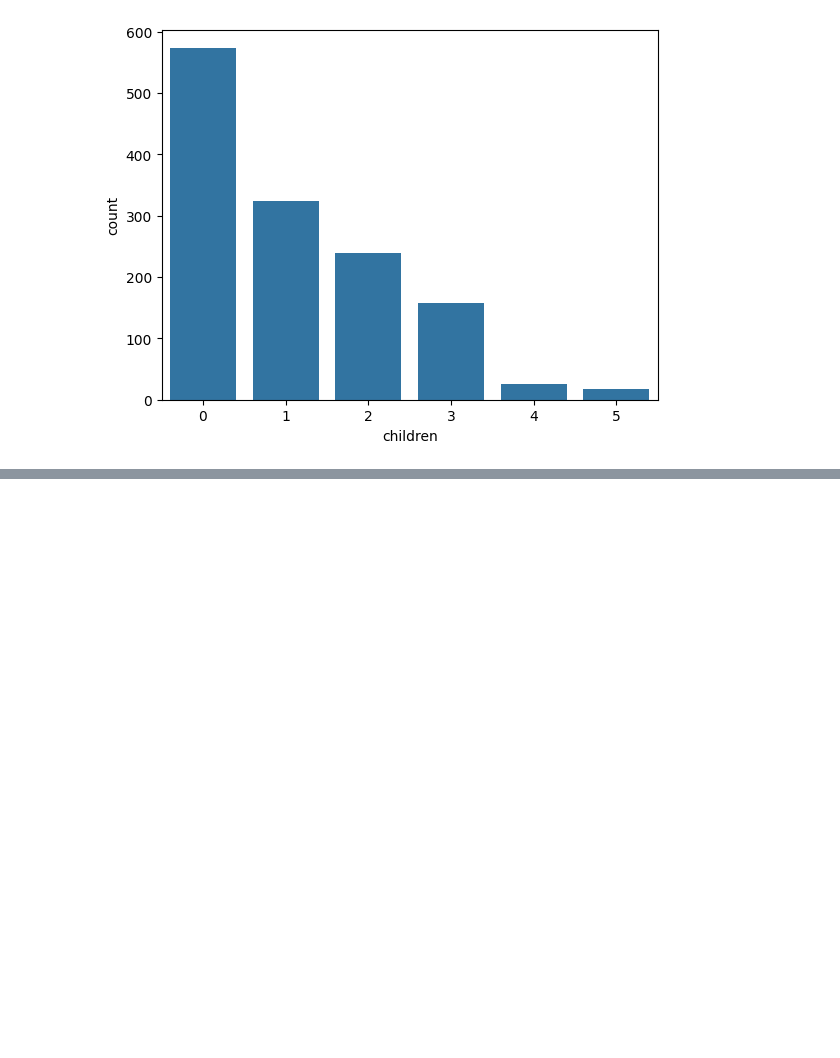
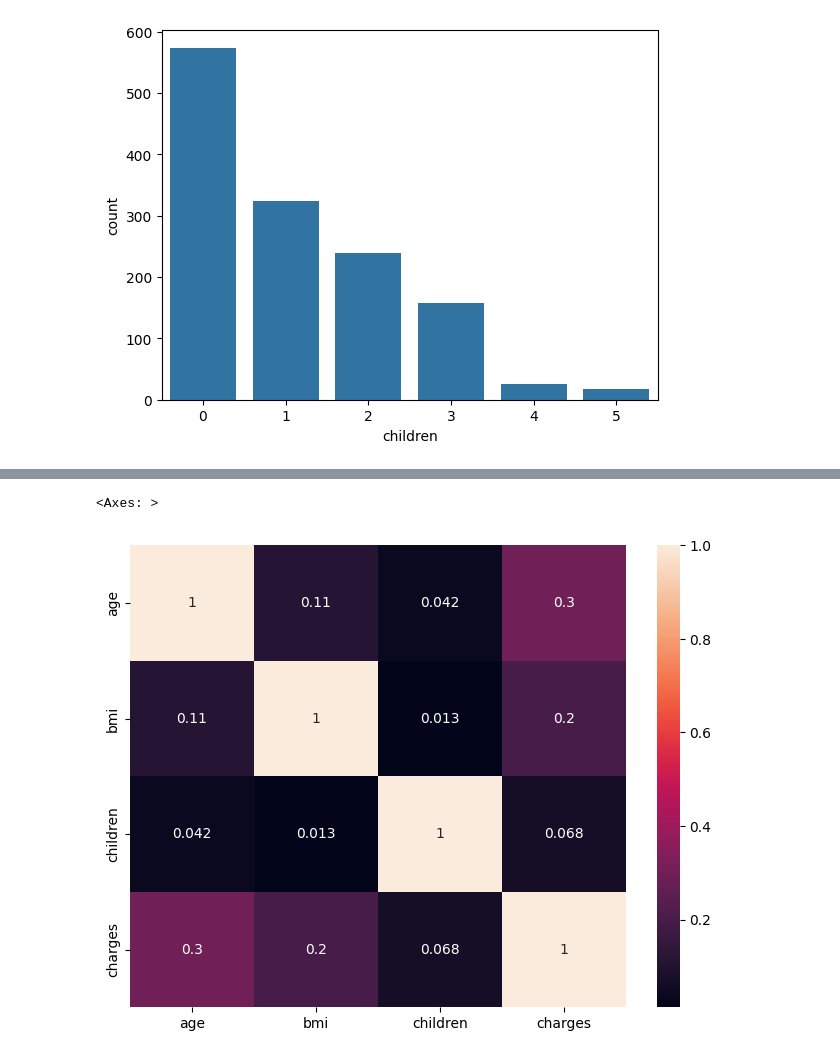
Before and after one commit to rahul-gitt/AI-ML-JOURNEY, a Jupyter notebook: scikit-learn/insurance_Project_/main.ipynb, the cells around one changed output, grey strips where cells are left out. Saved outputs shown, nothing was run; the diff lists cells and outputs as text; code cells hidden in the pictures; blank space fills up the shorter version.

```diff
--- a/scikit-learn/insurance_Project_/main.ipynb
+++ b/scikit-learn/insurance_Project_/main.ipynb
@@ -73,0 +83,9 @@ sns.countplot(x = df['children'])
+# %%
+plt.figure(figsize= (8,6))
+sns.heatmap(
+    df.corr(numeric_only=True),
+    annot= True
+)
+# %% [output]
+<Axes: >
+[figure, added]
```
Also changed, not shown: parts of 6 cells of this notebook.
